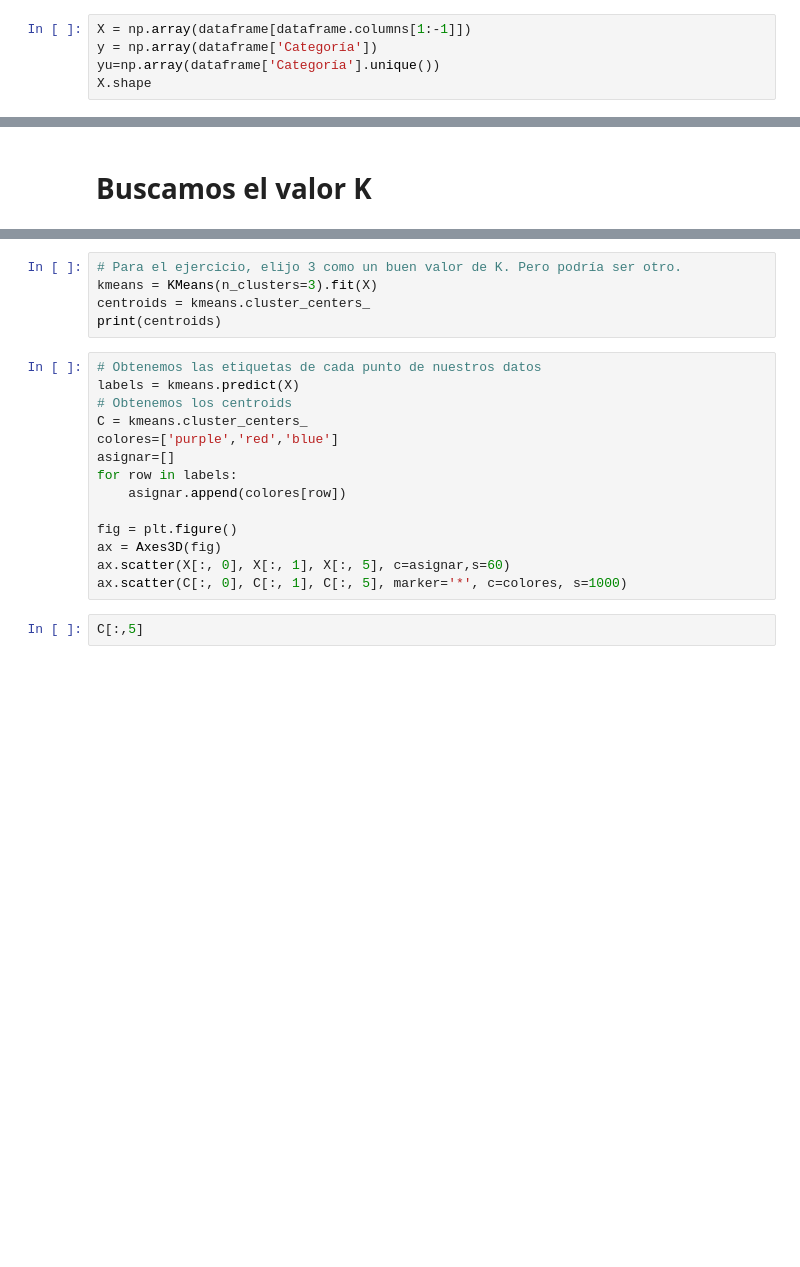
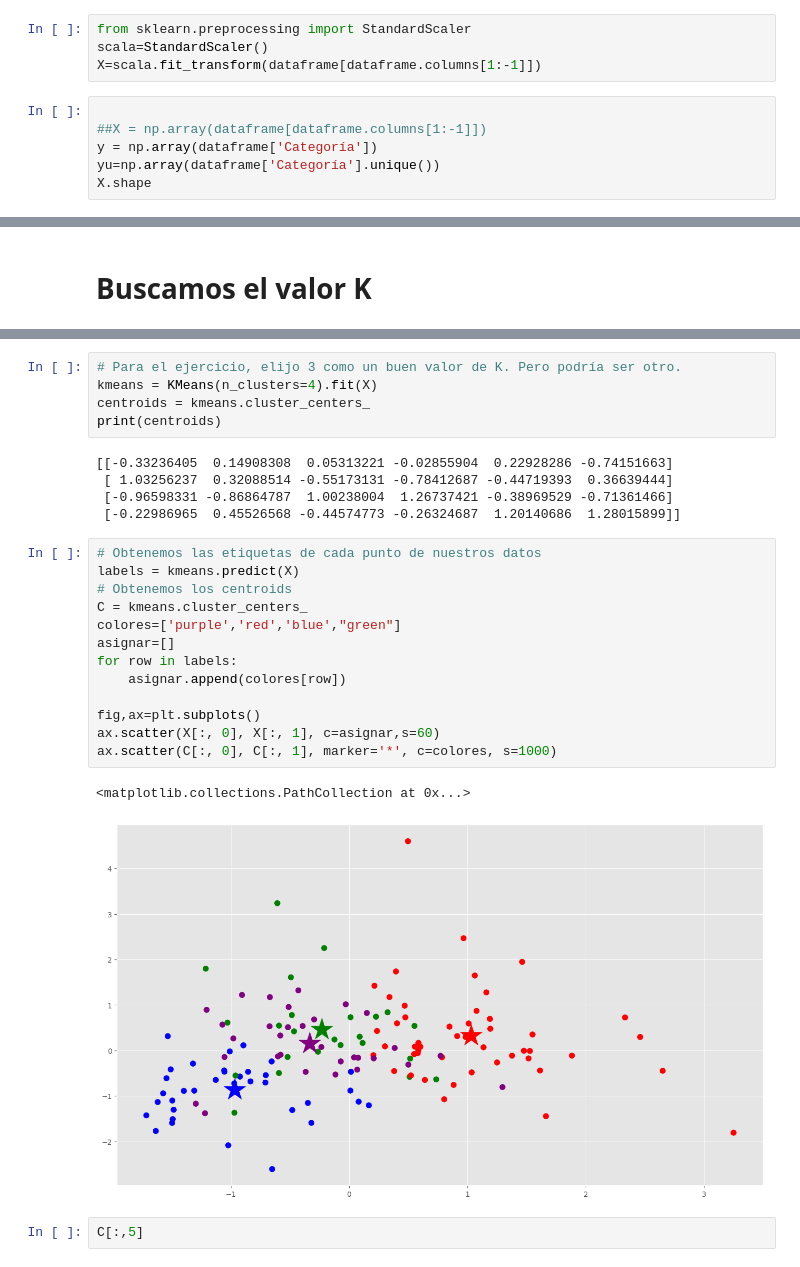
Before and after one commit to maogue94/UEAN_ML1, a Jupyter notebook: Cuadernos/Ejercicio K Means.ipynb, the cells around one changed output, grey strips where cells are left out. Drawn from its saved outputs; the diff is of its cells as text; blank space fills up the shorter version.

```diff
--- a/Cuadernos/Ejercicio K Means.ipynb
+++ b/Cuadernos/Ejercicio K Means.ipynb
@@ -125,7 +253,12 @@ np.cumsum(pca.explained_inertia_)
 # %% [markdown]
 ## Creamos el modelo
+# %%
+from sklearn.preprocessing import StandardScaler
+scala=StandardScaler()
+X=scala.fit_transform(dataframe[dataframe.columns[1:-1]])
 # %%
-X = np.array(dataframe[dataframe.columns[1:-1]])
+
+##X = np.array(dataframe[dataframe.columns[1:-1]])
 y = np.array(dataframe['Categoría'])
 yu=np.array(dataframe['Categoría'].unique())
 X.shape
@@ -159,21 +309,28 @@ plt.show()
 # %%
 # Para el ejercicio, elijo 3 como un buen valor de K. Pero podría ser otro.
-kmeans = KMeans(n_clusters=3).fit(X)
+kmeans = KMeans(n_clusters=4).fit(X)
 centroids = kmeans.cluster_centers_
 print(centroids)
+# %% [output]
+[[-0.33236405  0.14908308  0.05313221 -0.02855904  0.22928286 -0.74151663]
+ [ 1.03256237  0.32088514 -0.55173131 -0.78412687 -0.44719393  0.36639444]
+ [-0.96598331 -0.86864787  1.00238004  1.26737421 -0.38969529 -0.71361466]
+ [-0.22986965  0.45526568 -0.44574773 -0.26324687  1.20140686  1.28015899]]
 # %%
 # Obtenemos las etiquetas de cada punto de nuestros datos
 labels = kmeans.predict(X)
 # Obtenemos los centroids
 C = kmeans.cluster_centers_
-colores=['purple','red','blue']
+colores=['purple','red','blue',"green"]
 asignar=[]
 for row in labels:
     asignar.append(colores[row])
 
-fig = plt.figure()
-ax = Axes3D(fig)
-ax.scatter(X[:, 0], X[:, 1], X[:, 5], c=asignar,s=60)
-ax.scatter(C[:, 0], C[:, 1], C[:, 5], marker='*', c=colores, s=1000)
+fig,ax=plt.subplots()
+ax.scatter(X[:, 0], X[:, 1], c=asignar,s=60)
+ax.scatter(C[:, 0], C[:, 1], marker='*', c=colores, s=1000)
+# %% [output]
+<matplotlib.collections.PathCollection at 0x...>
+[figure, added]
 # %%
 C[:,5]
```
Also changed, not shown: parts of 31 cells of this notebook, 10 other files.
